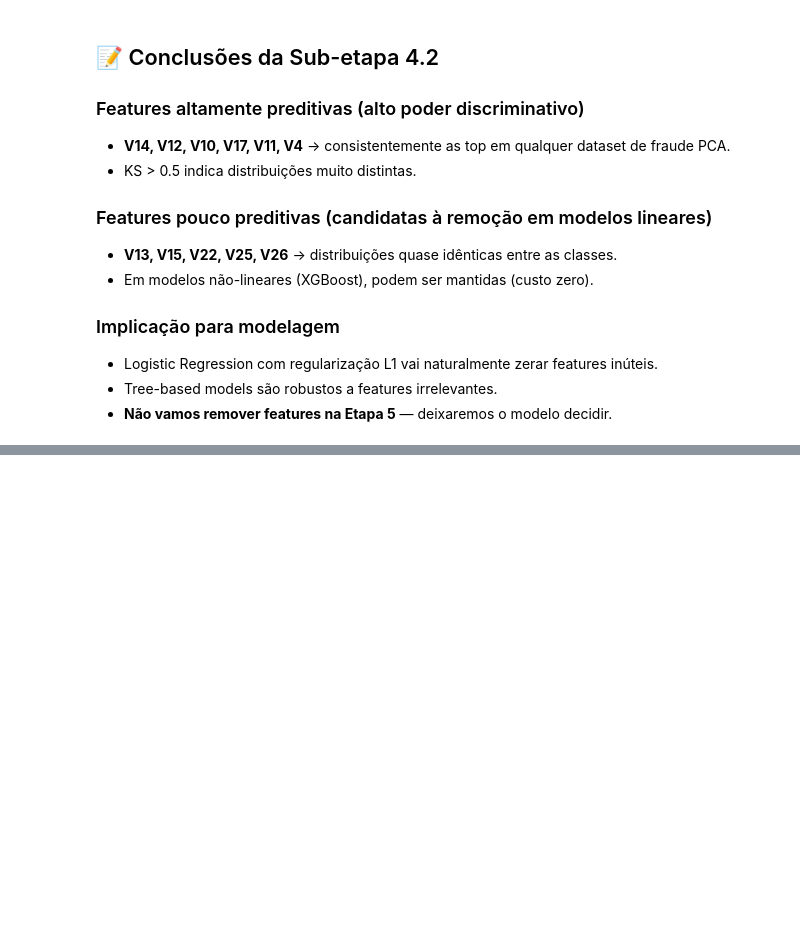
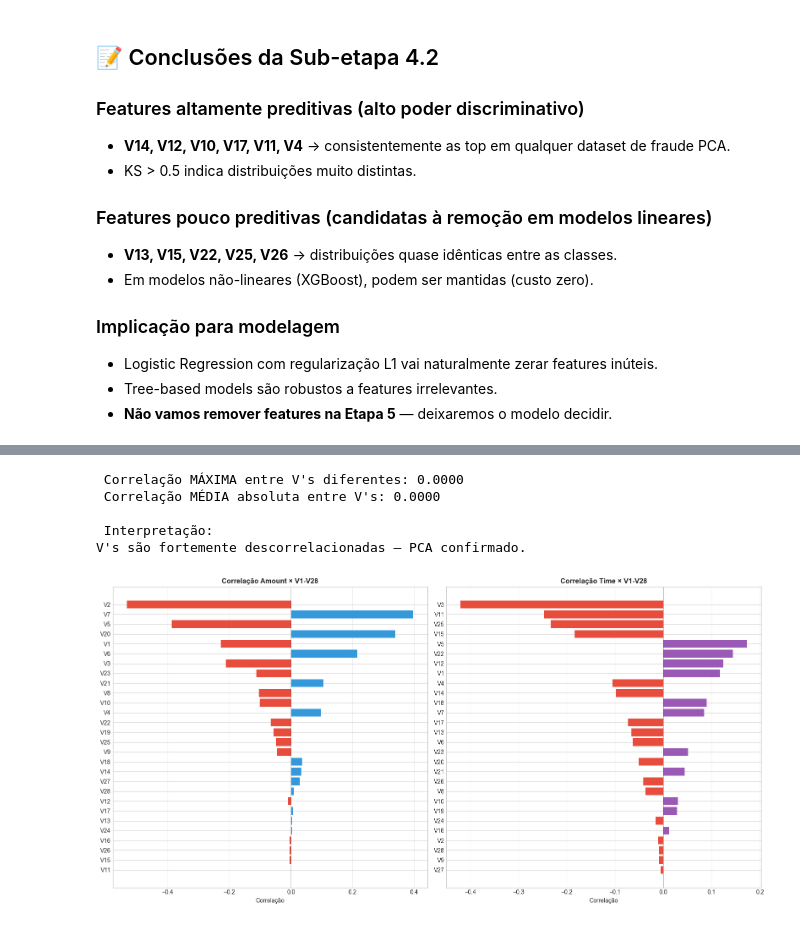
Before and after one commit to noamcoelho/fraud-detection-ml, a Jupyter notebook: notebooks/01_eda.ipynb, the cells around one changed output, grey strips where cells are left out. Drawn from its saved outputs; the diff is of its cells as text; code cells hidden in the pictures; blank space fills up the shorter version.

```diff
--- a/notebooks/01_eda.ipynb
+++ b/notebooks/01_eda.ipynb
@@ -311,0 +374,51 @@ plt.show()
+# %%
+# CONFIRMAR QUE V's SÃO DESCORRELACIONADAS
+v_corr = df[v_features].corr()
+
+# Tirar diagonal (correlação consigo mesma = 1)
+np.fill_diagonal(v_corr.values, np.nan)
+
+# Maior correlação absoluta entre V's diferentes
+max_corr = v_corr.abs().max().max()
+mean_corr = v_corr.abs().mean().mean()
+
+print(f" Correlação MÁXIMA entre V's diferentes: {max_corr:.4f}")
+print(f" Correlação MÉDIA absoluta entre V's: {mean_corr:.4f}")
+print(f"\n Interpretação:")
+if max_corr < 0.05:
+    print("V's são fortemente descorrelacionadas — PCA confirmado.")
+else:
+    print("Existe alguma correlação residual.")
+# %% [output]
+ Correlação MÁXIMA entre V's diferentes: 0.0000
+ Correlação MÉDIA absoluta entre V's: 0.0000
+
+ Interpretação:
+V's são fortemente descorrelacionadas — PCA confirmado.
+# %%
+# CORRELAÇÕES DE AMOUNT E TIME COM V's
+amount_corr = df[v_features + ['Amount']].corr()['Amount'].drop('Amount').sort_values(key=abs, ascending=False)
+time_corr = df[v_features + ['Time']].corr()['Time'].drop('Time').sort_values(key=abs, ascending=False)
+
+fig, axes = plt.subplots(1, 2, figsize=(16, 8))
+
+# Amount
+colors_amt = ['#e74c3c' if x < 0 else '#3498db' for x in amount_corr.values]
+axes[0].barh(amount_corr.index[::-1], amount_corr.values[::-1], color=colors_amt[::-1])
+axes[0].axvline(x=0, color='black', linewidth=0.5)
+axes[0].set_title('Correlação Amount × V1-V28', fontsize=12, fontweight='bold')
+axes[0].set_xlabel('Correlação')
+axes[0].grid(axis='x', alpha=0.3)
+
+# Time
+colors_time = ['#e74c3c' if x < 0 else '#9b59b6' for x in time_corr.values]
+axes[1].barh(time_corr.index[::-1], time_corr.values[::-1], color=colors_time[::-1])
+axes[1].axvline(x=0, color='black', linewidth=0.5)
+axes[1].set_title('Correlação Time × V1-V28', fontsize=12, fontweight='bold')
+axes[1].set_xlabel('Correlação')
+axes[1].grid(axis='x', alpha=0.3)
+
+plt.tight_layout()
+plt.show()
+# %% [output]
+[figure, added]
```
Also changed, not shown: parts of 5 cells of this notebook.
